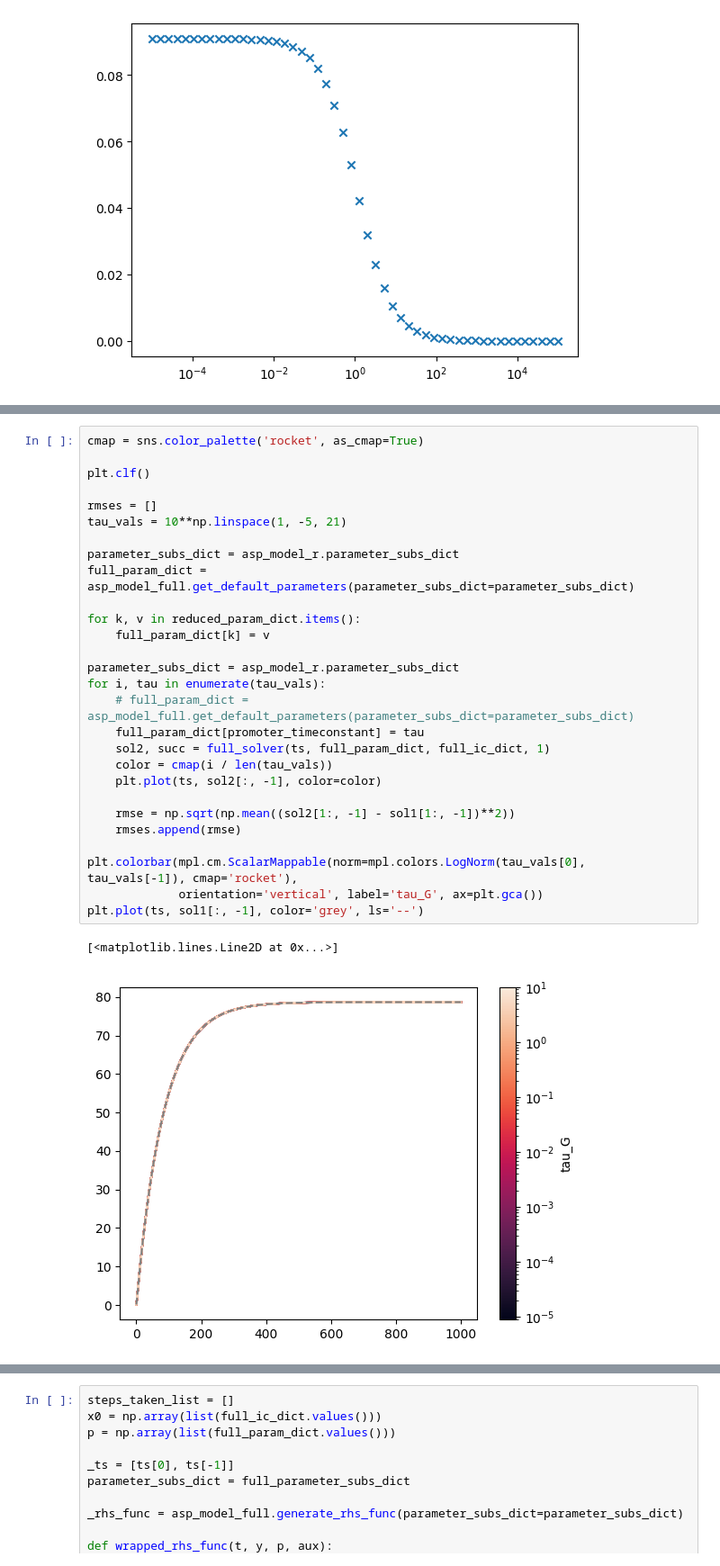
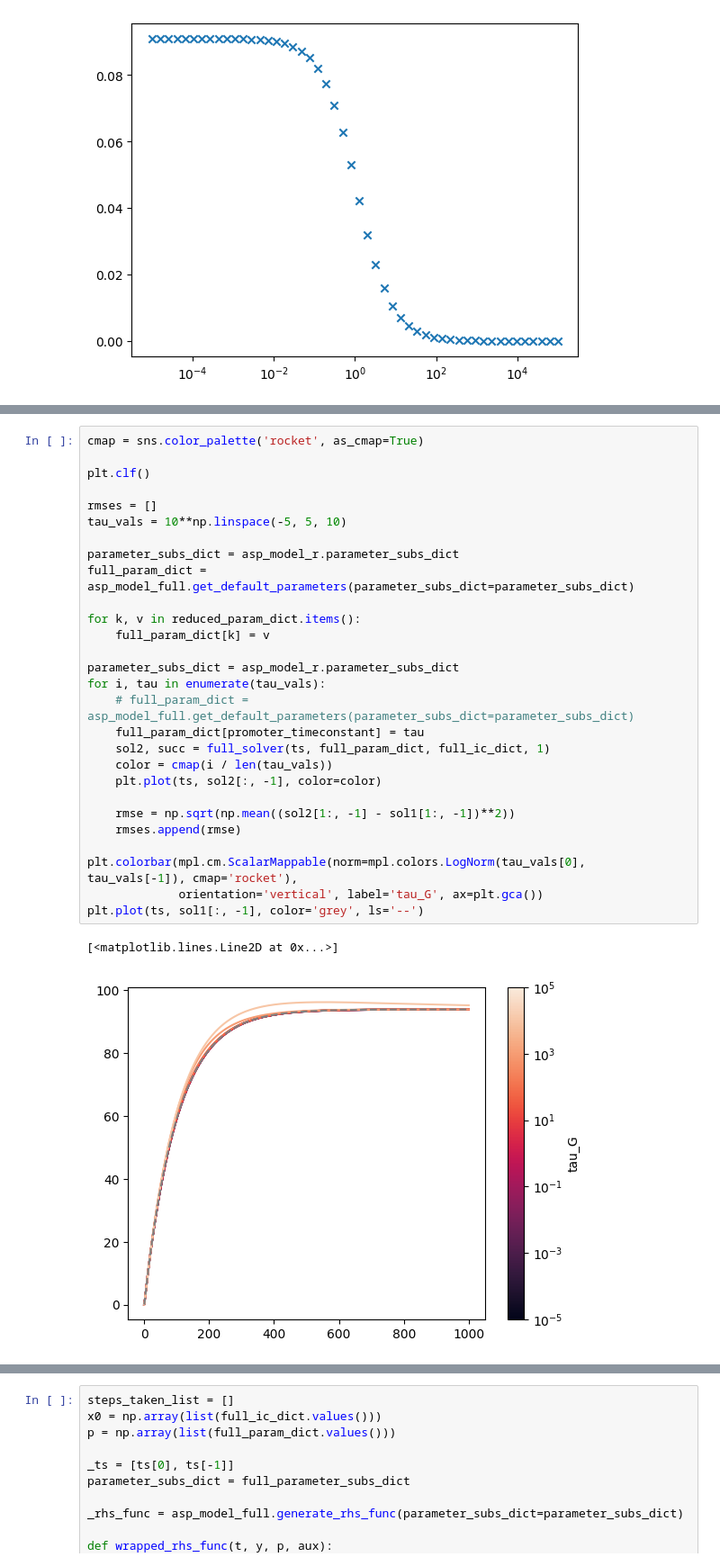
Before and after one commit to joeyshuttleworth/auxin_signalling_models, a Jupyter notebook: notebooks/degenerate_model_demonstration.ipynb, the cells around one changed output, grey strips where cells are left out. Shown at 90% size. Drawn from its saved outputs; the diff is of its cells as text.

```diff
--- a/notebooks/degenerate_model_demonstration.ipynb
+++ b/notebooks/degenerate_model_demonstration.ipynb
@@ -167,31 +167,31 @@ dict_keys(['ARF_1', 'D__ARF_1__ARF_1', 'D__ARF_1__iaa_1', 'D__iaa_1__iaa_1', 'G'
 # %%
 cmap = sns.color_palette('rocket', as_cmap=True)
 
 plt.clf()
 
 rmses = []
-tau_vals = 10**np.linspace(1, -5, 21)
+tau_vals = 10**np.linspace(-5, 5, 10)
 
 parameter_subs_dict = asp_model_r.parameter_subs_dict
 full_param_dict = asp_model_full.get_default_parameters(parameter_subs_dict=parameter_subs_dict)
 
 for k, v in reduced_param_dict.items():
     full_param_dict[k] = v
 
 parameter_subs_dict = asp_model_r.parameter_subs_dict
 for i, tau in enumerate(tau_vals):
     # full_param_dict = asp_model_full.get_default_parameters(parameter_subs_dict=parameter_subs_dict)
     full_param_dict[promoter_timeconstant] = tau
     sol2, succ = full_solver(ts, full_param_dict, full_ic_dict, 1)
     color = cmap(i / len(tau_vals))
     plt.plot(ts, sol2[:, -1], color=color)
 
     rmse = np.sqrt(np.mean((sol2[1:, -1] - sol1[1:, -1])**2))
     rmses.append(rmse)
 
 plt.colorbar(mpl.cm.ScalarMappable(norm=mpl.colors.LogNorm(tau_vals[0], tau_vals[-1]), cmap='rocket'),
              orientation='vertical', label='tau_G', ax=plt.gca())
 plt.plot(ts, sol1[:, -1], color='grey', ls='--')
 # %% [output]
 [<matplotlib.lines.Line2D at 0x...>]
-[figure, old version]
+[figure, new version]
```
Also changed, not shown: parts of 5 cells of this notebook, 7 other files.
